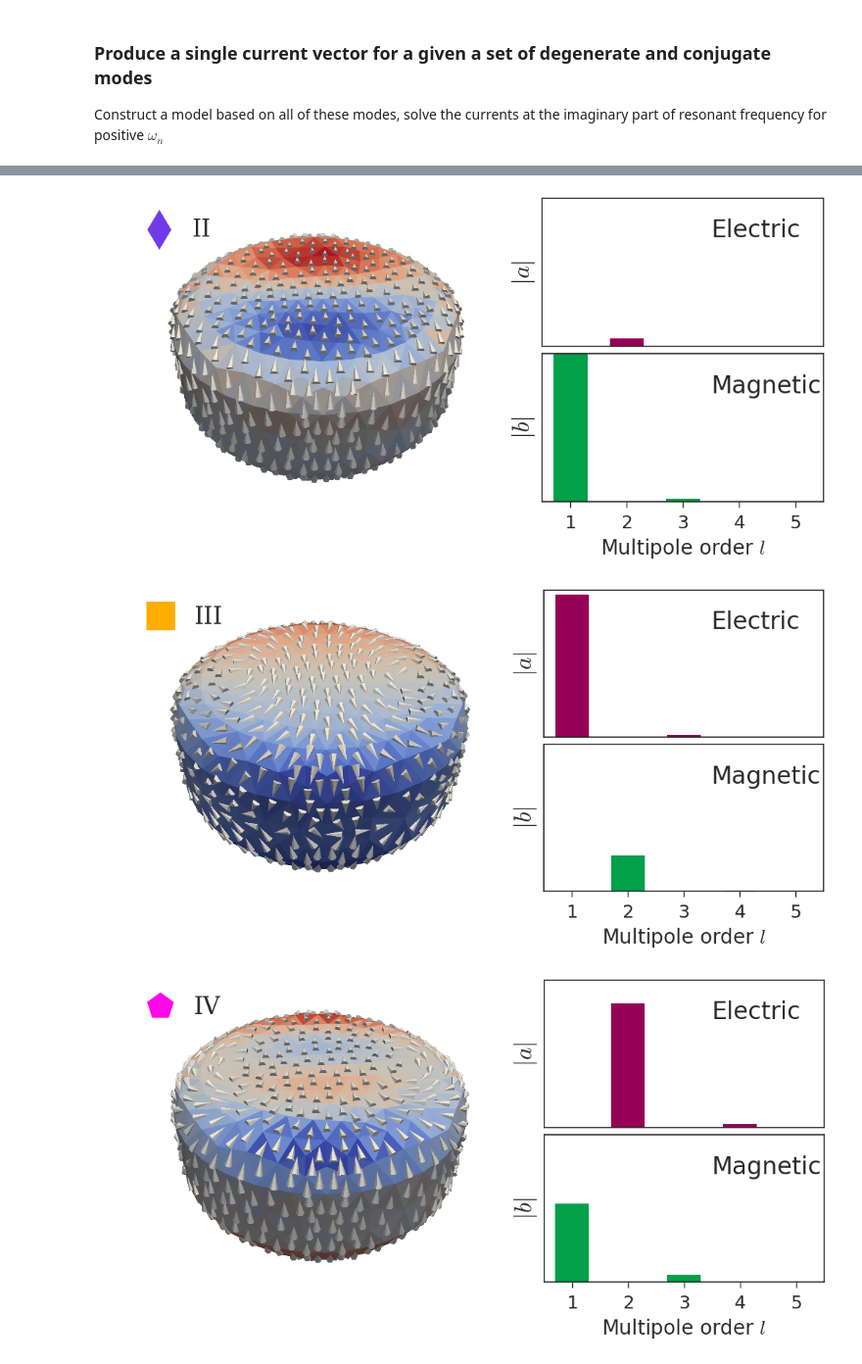
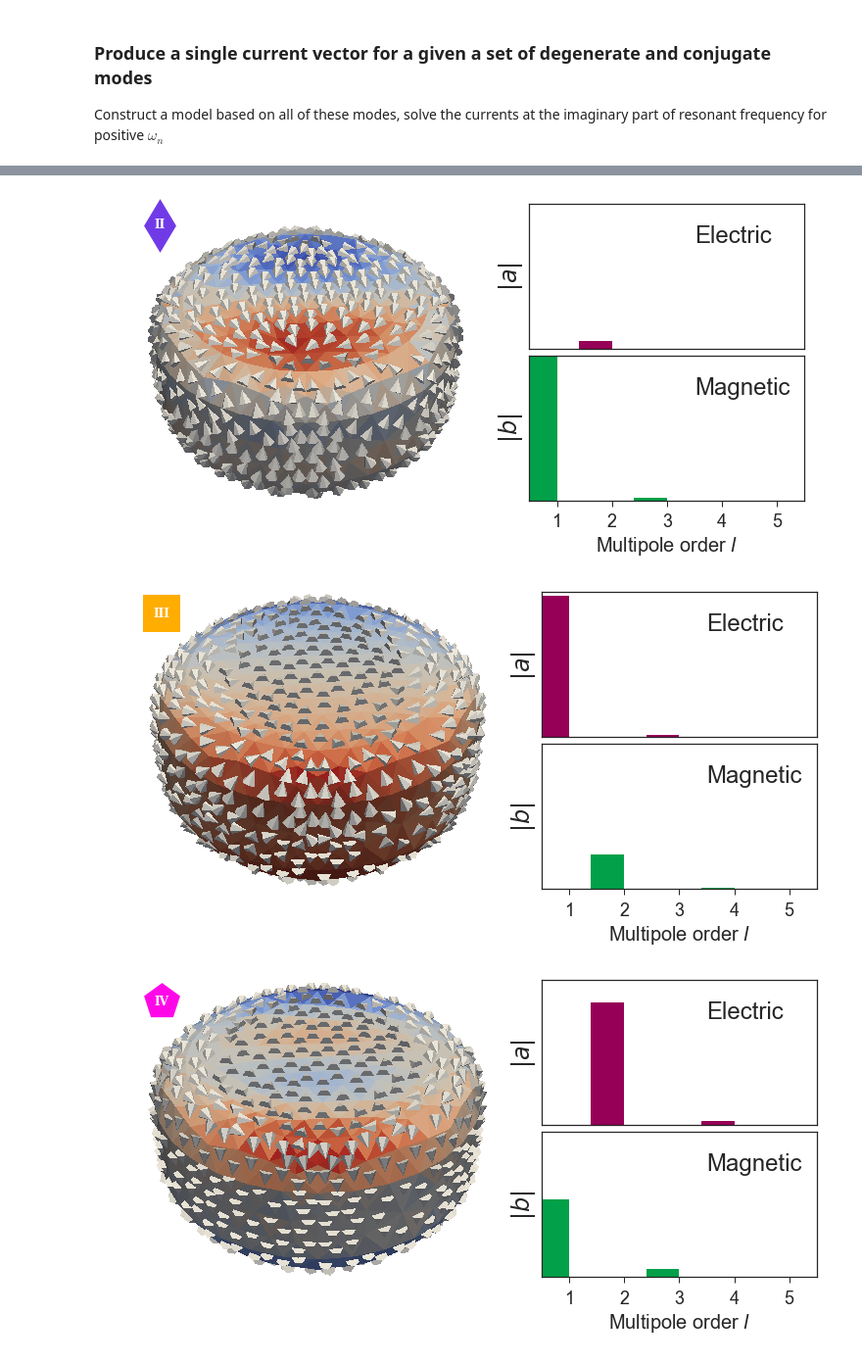
Before and after one commit to DavidPowell/DielectricDiskPaper, a Jupyter notebook: Generate figures.ipynb, the cells around one changed output, grey strips where cells are left out. Shown at 98% size. Cells and saved outputs as stored; diff of their text form; code cells hidden in the pictures.

```diff
--- a/Generate figures.ipynb
+++ b/Generate figures.ipynb
@@ -372,0 +291,3 @@ plt.show()
+# %%
+# some additional interference terms to show
+additional_interference = [(5, 2), (2, 5)]
@@ -416,7 +432,7 @@ for freq_count, freq in enumerate(freqs):
 # %%
 total_scattering = np.sum(scattering_ae+scattering_am, axis=(1))
 # %%
-fig, ax = plt.subplots()
+fig, ax = plt.subplots(figsize=(8,5.5))
 fig.subplots_adjust(left=0.12, right=0.97, top=0.84, bottom=0.14)
 
 ax.plot(freqs*1e-12, scat_f/cross_section, color='LightCoral')
@@ -429,11 +445,16 @@ ax.set_xlim(100, 450)
 ax.grid(True)
 
 magnetic_modes = [1, 3, 4]
-poles_y = [25, 55, 42]
+modes_y = [25, 55, 42]
 
-for which_mode, pole_y in zip(magnetic_modes, poles_y):
-    pole_x = mode_s[wanted_modes[which_mode]].imag*1e-12/2/np.pi
-    ax.scatter(pole_x, pole_y, marker=mode_markers[which_mode], c = palette_modes[which_mode], linewidths=0, s=400)
+for mode_count, mode_y in zip(magnetic_modes, modes_y):
+    mode_x = mode_s[wanted_modes[mode_count]].imag*1e-12/2/np.pi
+    #ax.scatter(pole_x, pole_y, marker=mode_markers[which_mode], c = palette_modes[which_mode], linewidths=0, s=400)
+    ax.scatter(mode_x, mode_y, marker=mode_markers[mode_count],
+                c=palette_modes[mode_count], linewidths=0, s=800, clip_on = False, zorder=10)
+    ax.text(mode_x, mode_y, mode_names[mode_count], zorder=11,
+             color='white', ha='center', va='center', family='serif', size='large', weight='bold')
+
 
 ax2 = ax.twiny()
 ax2.grid(False)
@@ -454,7 +475,7 @@ plt.show()
 contour = np.array([p for p, w in data['contour']])*1e-12-20-50j
 
 with sns.axes_style("ticks"):
-    fig, ax = plt.subplots()
+    fig, ax = plt.subplots(figsize=(8,5.5))
     plt.subplots_adjust(right=0.96, left=0.1, top=1, bottom=0.1)
     plt.plot(contour.imag, contour.real, linewidth=2)
     plt.scatter([0, 720, 1607], [0, 0, 0], marker='x', linewidth=2, s=70, c=sns.xkcd_rgb['crimson'])
@@ -544,9 +565,15 @@ def plot_current_multipoles(current, s, num_multipoles, image, marker_colour, ma
 
         ax.tick_params(top=False, right=True, left=False, labelsize=18)
 
-    ax3.imshow(imread(image))
-    ax3.scatter(0, 0, s=800, c=marker_colour, marker=marker, linewidths=0)
-    ax3.annotate(mode_name, (120, 27), fontsize=24, family='serif')
+    # show image, clipping it slightly
+    ax3.imshow(imread(image)[100:, :])
+
+    mode_x, mode_y = 0.07, 0.93
+    ax3.scatter(mode_x, mode_y, marker=marker, transform=ax3.transAxes,
+                c=marker_colour, linewidths=0, s=1500, clip_on = False, zorder=10)
+    ax3.text(mode_x, mode_y, mode_name, zorder=11, transform=ax3.transAxes,
+             color='white', ha='center', va='center', family='serif', size='larger', weight='bold')
+
     ax3.axis('off')
 
     savefigure(filename)
@@ -586,5 +613,5 @@ After the .vtk files have been processed by ParaView to produce .png files, thes
 # %%
-images = ["mode-{}.png".format(n) for n in range(5)]
+images = ["disk-modes-{:02d}.png".format(n) for n in range(5)]
 
 for count, (group, image, mode_name) in enumerate(zip(wanted_groups, images, mode_names)):
     I, s = group_current(full_modes, group, pw)
@@ -595,3 +622,3 @@ for count, (group, image, mode_name) in enumerate(zip(wanted_groups, images, mod
-[figure, old version]
+[figure, new version]
-[figure, old version]
+[figure, new version]
-[figure, old version]
+[figure, new version]
```
Also changed, not shown: parts of 38 cells of this notebook, 2 other files.
